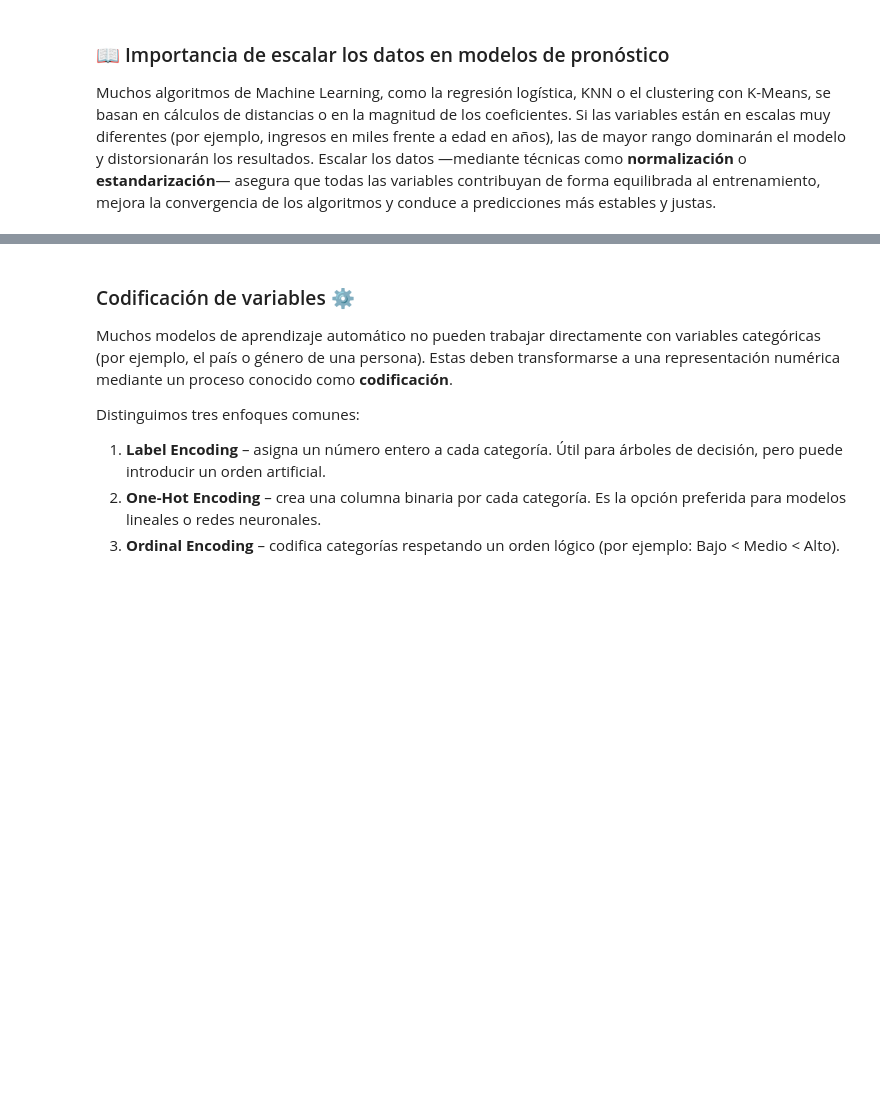
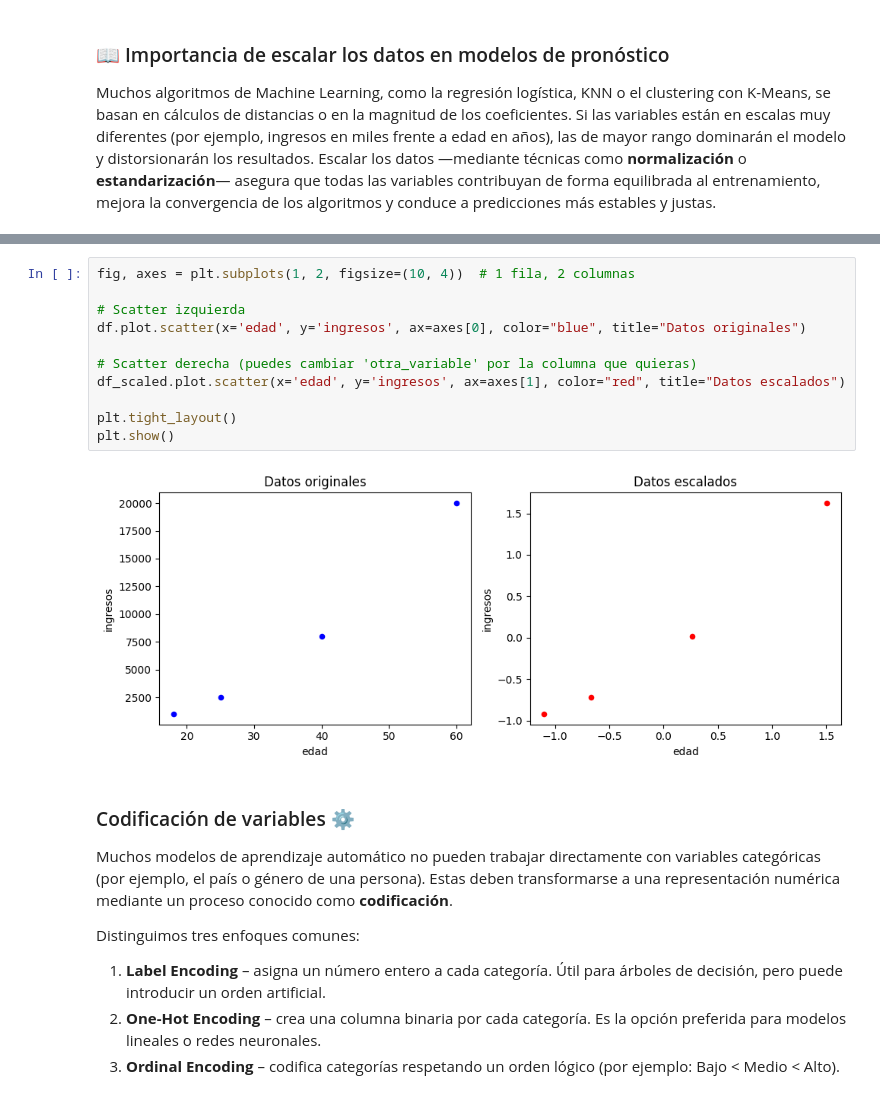
Before and after one commit to zyntonyson/bootcamp_ds_da, a Jupyter notebook: 13-da-pronosticos-predicciones/26-introduccion-machine-learning-ii.ipynb, the cells around one changed output, grey strips where cells are left out. Saved outputs shown, nothing was run; the diff lists cells and outputs as text; blank space fills up the shorter version.

```diff
--- a/13-da-pronosticos-predicciones/26-introduccion-machine-learning-ii.ipynb
+++ b/13-da-pronosticos-predicciones/26-introduccion-machine-learning-ii.ipynb
@@ -57,3 +71,16 @@ print("\nDatos escalados:\n", df_scaled)
+# %%
+fig, axes = plt.subplots(1, 2, figsize=(10, 4))  # 1 fila, 2 columnas
+
+# Scatter izquierda
+df.plot.scatter(x='edad', y='ingresos', ax=axes[0], color="blue", title="Datos originales")
+
+# Scatter derecha (puedes cambiar 'otra_variable' por la columna que quieras)
+df_scaled.plot.scatter(x='edad', y='ingresos', ax=axes[1], color="red", title="Datos escalados")
+
+plt.tight_layout()
+plt.show()
+# %% [output]
+[figure, added]
 # %% [markdown]
 ###  Codificación de  variables ⚙️
 
```
Also changed, not shown: parts of 1 cell of this notebook.
